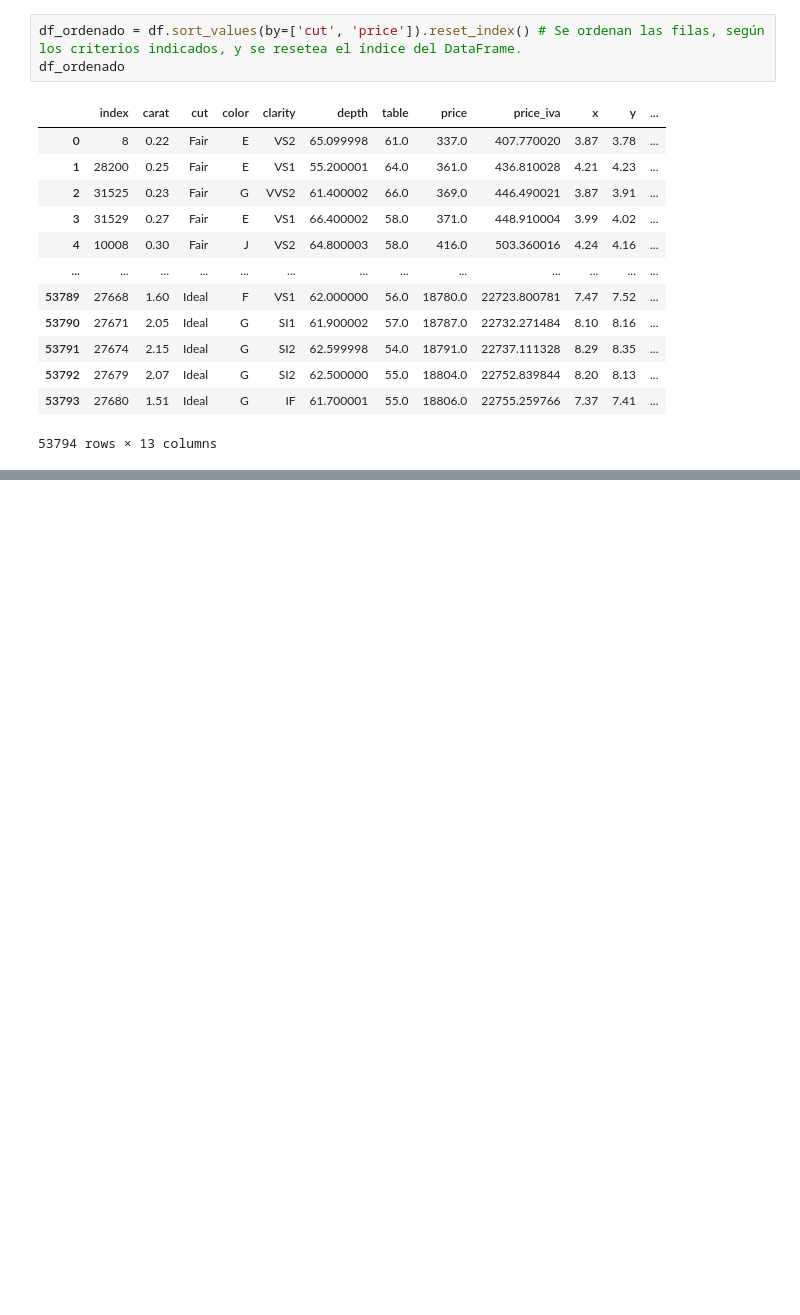
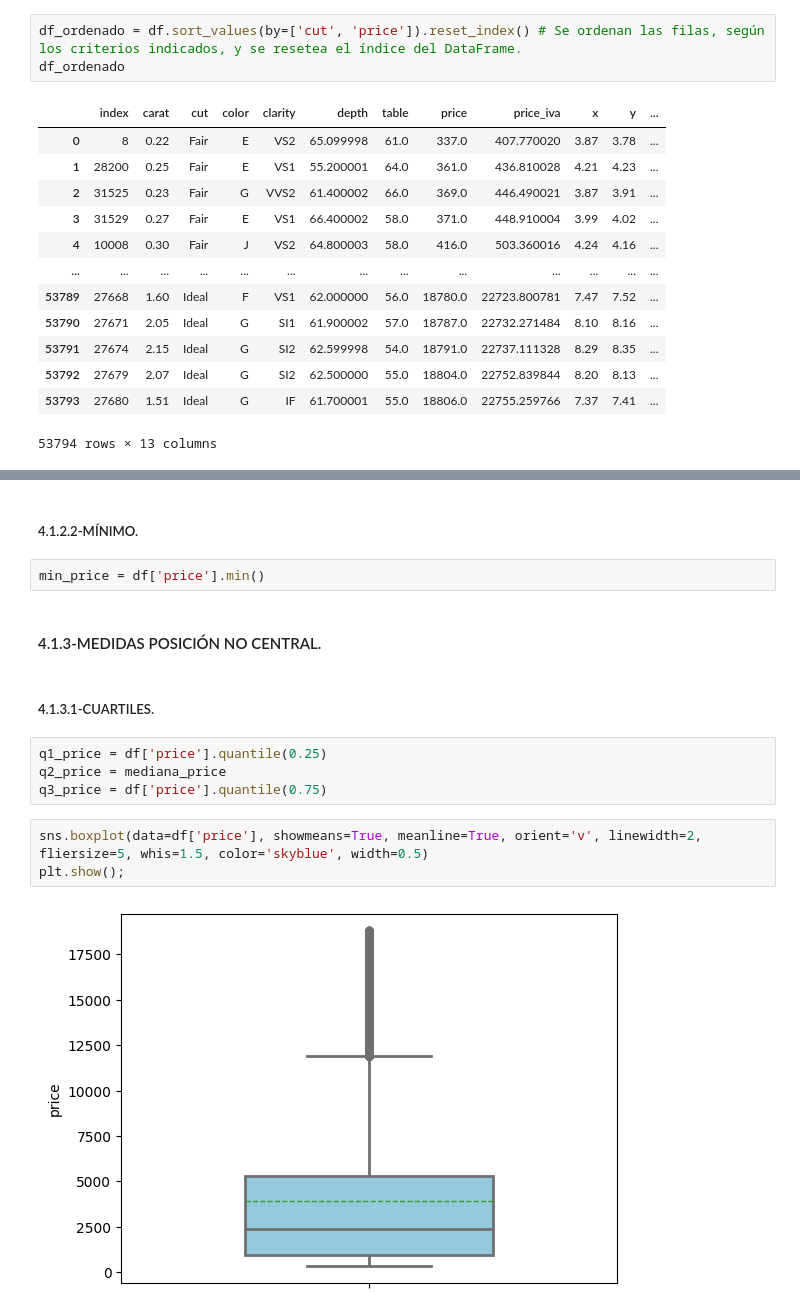
Before and after one commit to angovery/Data-Science-Bootcamp, a Jupyter notebook: Ejercicios_Evaluados/Modulo_3/m3_ejercicio_evaluado_Jose_Ignacio_Hernandez_Palacios.ipynb, the cells around one changed output, grey strips where cells are left out. Saved outputs shown, nothing was run; the diff lists cells and outputs as text; blank space fills up the shorter version.

```diff
--- a/Ejercicios_Evaluados/Modulo_3/m3_ejercicio_evaluado_Jose_Ignacio_Hernandez_Palacios.ipynb
+++ b/Ejercicios_Evaluados/Modulo_3/m3_ejercicio_evaluado_Jose_Ignacio_Hernandez_Palacios.ipynb
@@ -1377,0 +1424,17 @@ Se agrupan las filas por las tres columnas de tipo categórico ('cut', 'color' y
+# %% [markdown]
+##### 4.1.2.2-MÍNIMO.
+# %%
+min_price = df['price'].min()
+# %% [markdown]
+#### 4.1.3-MEDIDAS POSICIÓN NO CENTRAL.
+# %% [markdown]
+##### 4.1.3.1-CUARTILES.
+# %%
+q1_price = df['price'].quantile(0.25)
+q2_price = mediana_price
+q3_price = df['price'].quantile(0.75)
+# %%
+sns.boxplot(data=df['price'], showmeans=True, meanline=True, orient='v', linewidth=2, fliersize=5, whis=1.5, color='skyblue', width=0.5)
+plt.show();
+# %% [output]
+[figure, added]
```
Also changed, not shown: parts of 17 cells of this notebook.
